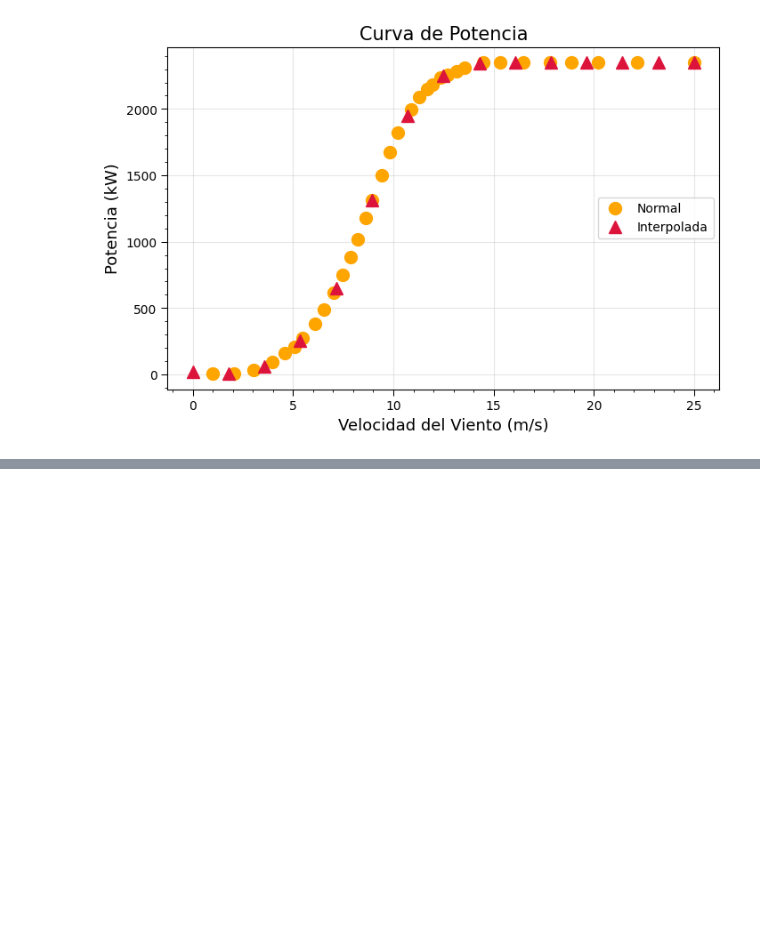
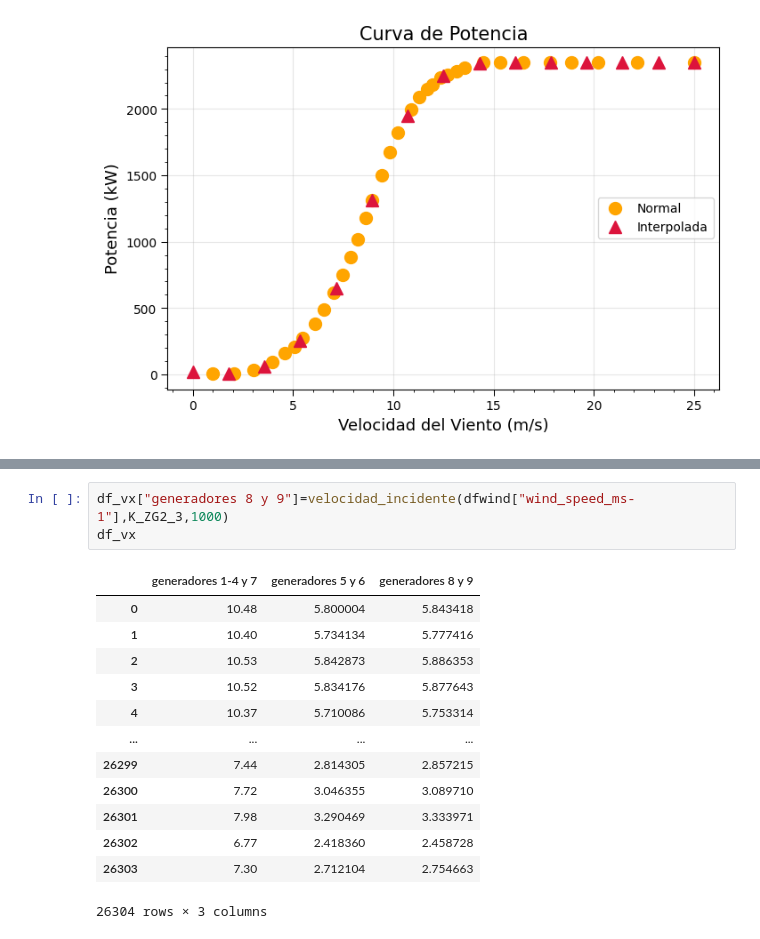
Before and after one commit to nandradem/project, a Jupyter notebook: Procesamiento de datos.ipynb, the cells around one changed output, grey strips where cells are left out. Cells and saved outputs as stored; diff of their text form; blank space fills up the shorter version.

```diff
--- a/Procesamiento de datos.ipynb
+++ b/Procesamiento de datos.ipynb
@@ -154,0 +176,17 @@ print(coeficiente_de_empuje(15))
+# %%
+df_vx["generadores 8 y 9"]=velocidad_incidente(dfwind["wind_speed_ms-1"],K_ZG2_3,1000)
+df_vx
+# %% [output]
+|  | generadores 1-4 y 7 | generadores 5 y 6 | generadores 8 y 9 |
+| 0 | 10.48 | 5.800004 | 5.843418 |
+| 1 | 10.40 | 5.734134 | 5.777416 |
+| 2 | 10.53 | 5.842873 | 5.886353 |
+| 3 | 10.52 | 5.834176 | 5.877643 |
+| 4 | 10.37 | 5.710086 | 5.753314 |
+| ... | ... | ... | ... |
+| 26299 | 7.44 | 2.814305 | 2.857215 |
+| 26300 | 7.72 | 3.046355 | 3.089710 |
+| 26301 | 7.98 | 3.290469 | 3.333971 |
+| 26302 | 6.77 | 2.418360 | 2.458728 |
+| 26303 | 7.30 | 2.712104 | 2.754663 |
+26304 rows × 3 columns
```
Also changed, not shown: parts of 3 cells of this notebook, 1 other file.
